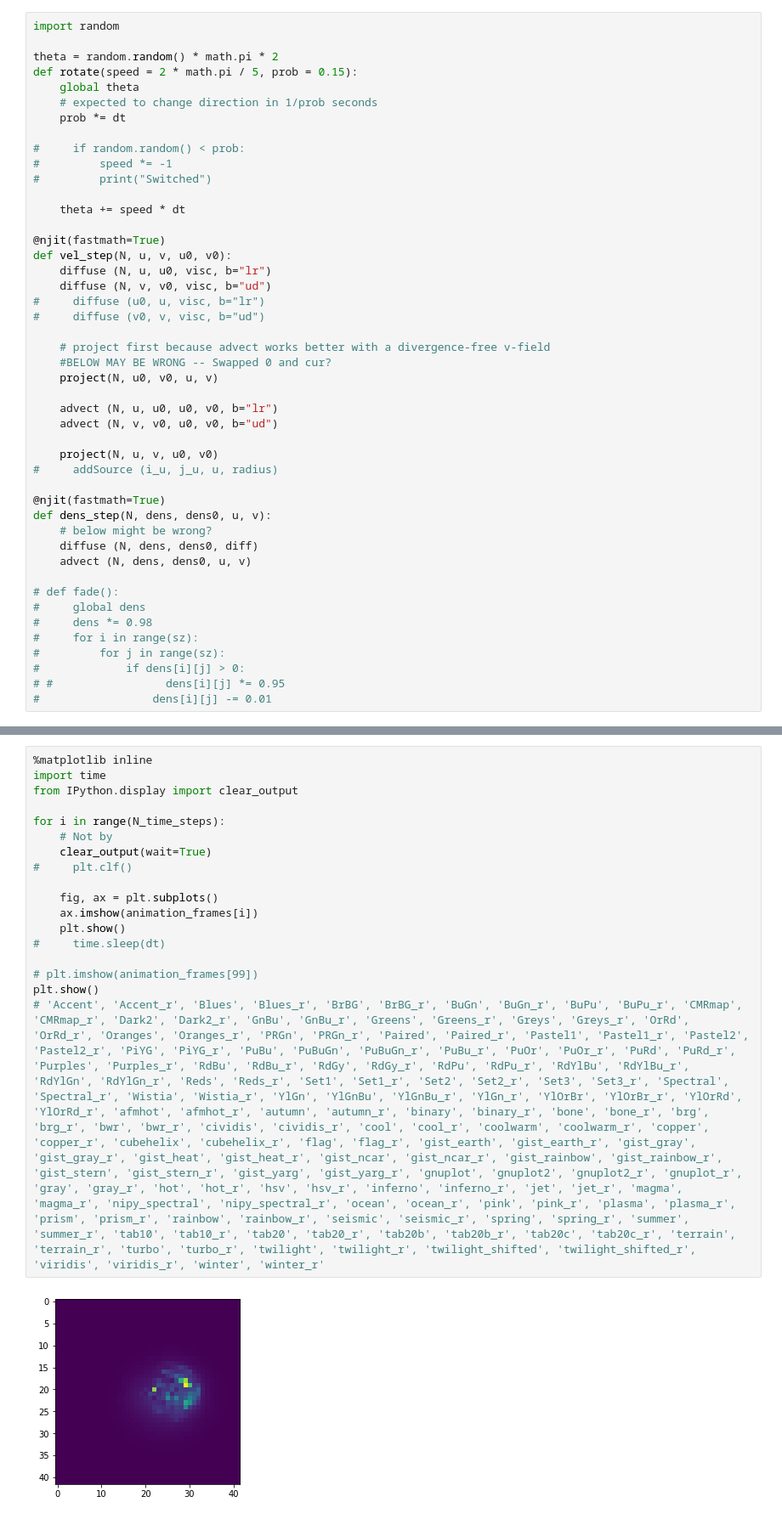
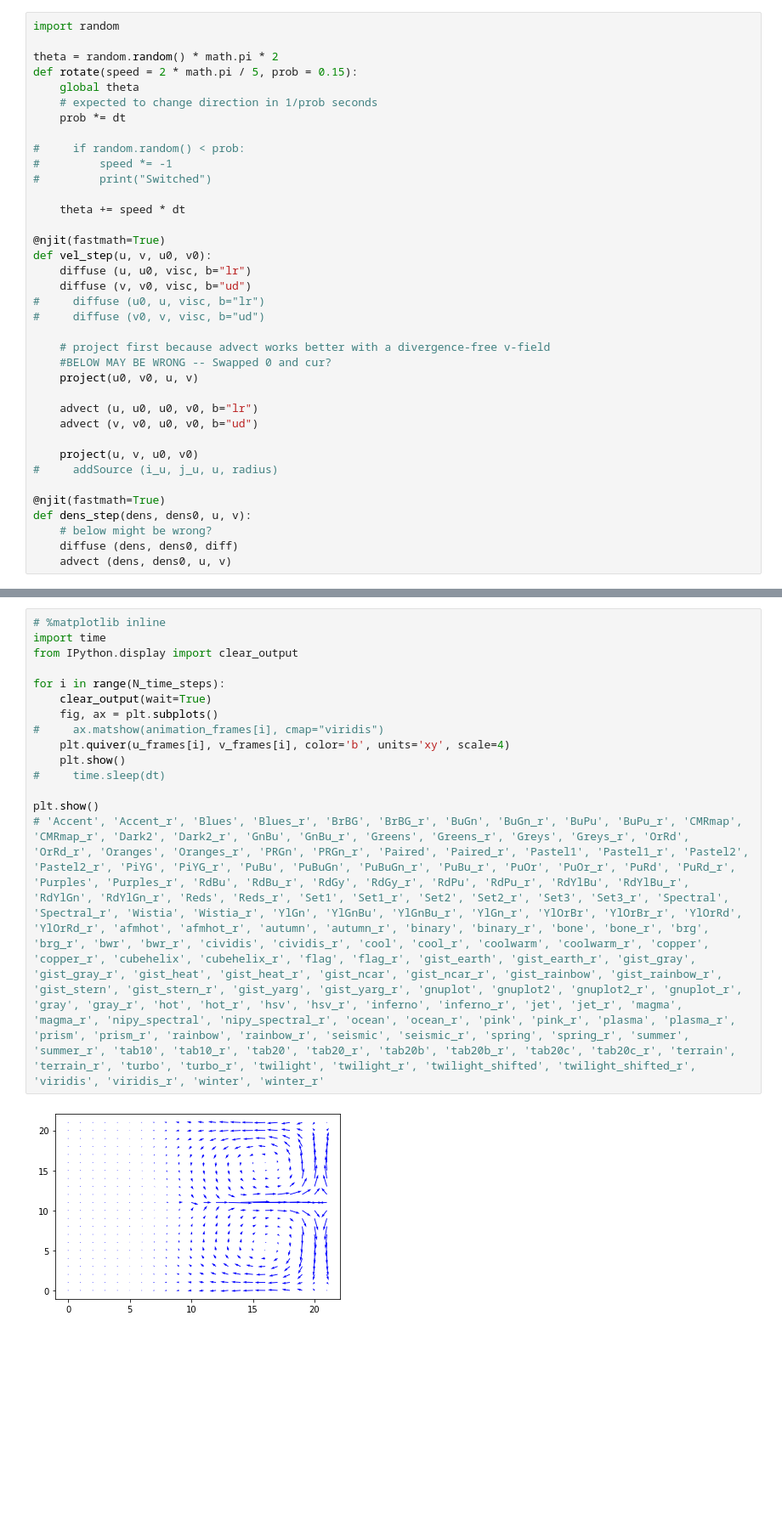
Before and after one commit to timothygao8710/fluid-simulation, a Jupyter notebook: main.ipynb, the cells around one changed output, grey strips where cells are left out. Shown at 85% size. Saved outputs shown, nothing was run; the diff lists cells and outputs as text; blank space fills up the shorter version.

```diff
--- a/main.ipynb
+++ b/main.ipynb
@@ -157,36 +158,27 @@ def rotate(speed = 2 * math.pi / 5, prob = 0.15):
     theta += speed * dt
 
 @njit(fastmath=True)
-def vel_step(N, u, v, u0, v0):
-    diffuse (N, u, u0, visc, b="lr")
-    diffuse (N, v, v0, visc, b="ud")
+def vel_step(u, v, u0, v0):
+    diffuse (u, u0, visc, b="lr")
+    diffuse (v, v0, visc, b="ud")
 #     diffuse (u0, u, visc, b="lr")
 #     diffuse (v0, v, visc, b="ud")
 
     # project first because advect works better with a divergence-free v-field
     #BELOW MAY BE WRONG -- Swapped 0 and cur?
-    project(N, u0, v0, u, v)
+    project(u0, v0, u, v)
 
-    advect (N, u, u0, u0, v0, b="lr")
-    advect (N, v, v0, u0, v0, b="ud")
+    advect (u, u0, u0, v0, b="lr")
+    advect (v, v0, u0, v0, b="ud")
 
-    project(N, u, v, u0, v0)
+    project(u, v, u0, v0)
 #     addSource (i_u, j_u, u, radius)
 
 @njit(fastmath=True)
-def dens_step(N, dens, dens0, u, v):
+def dens_step(dens, dens0, u, v):
     # below might be wrong?
-    diffuse (N, dens, dens0, diff)
-    advect (N, dens, dens0, u, v)
-
-# def fade():
-#     global dens
-#     dens *= 0.98
-#     for i in range(sz):
-#         for j in range(sz):
-#             if dens[i][j] > 0:
-# #                 dens[i][j] *= 0.95
-#                 dens[i][j] -= 0.01
+    diffuse (dens, dens0, diff)
+    advect (dens, dens0, u, v)
 # %%
 %%time
 
@@ -259,17 +218,14 @@ Wall time: 27.3 ms
 # %%
-%matplotlib inline
+# %matplotlib inline
 import time
 from IPython.display import clear_output
 
 for i in range(N_time_steps):
-    # Not by
     clear_output(wait=True)
-#     plt.clf()
-
     fig, ax = plt.subplots()
-    ax.imshow(animation_frames[i])
+#     ax.matshow(animation_frames[i], cmap="viridis")
+    plt.quiver(u_frames[i], v_frames[i], color='b', units='xy', scale=4)
     plt.show()
 #     time.sleep(dt)
 
-# plt.imshow(animation_frames[99])
 plt.show()
@@ -277,5 +233,5 @@ plt.show()
 # %% [output]
-[figure, old version]
+[figure, new version]
 # %%
 # execute this cell
 %matplotlib inline
```
Also changed, not shown: parts of 6 cells of this notebook, 5 other files.
